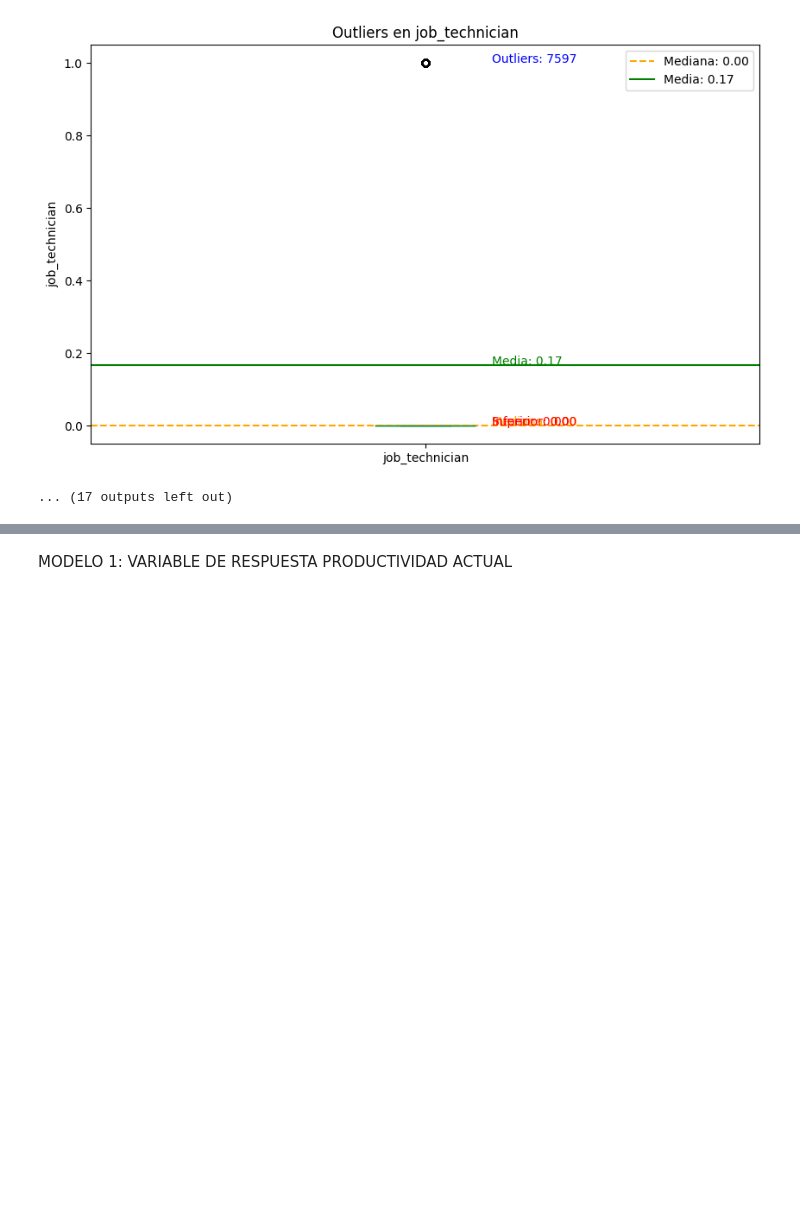
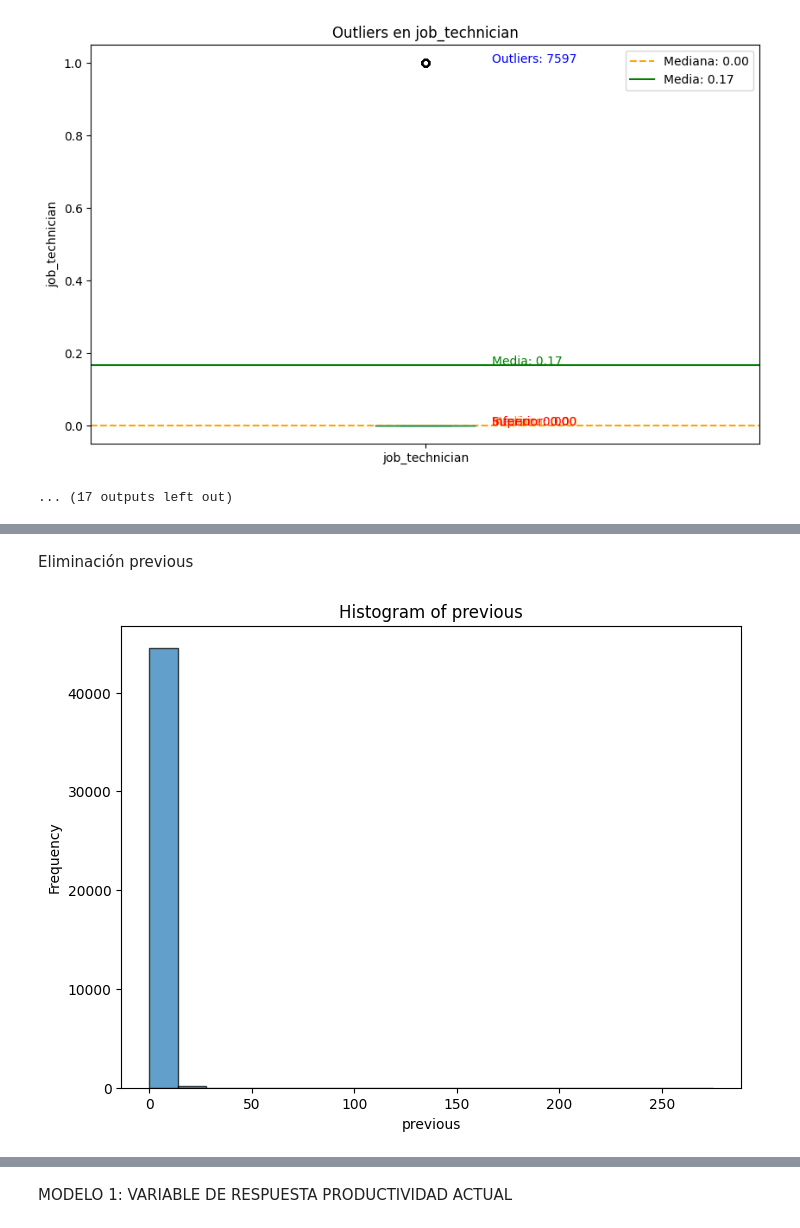
Before and after one commit to Marcocruz88/Repositorioproyecto2, a Jupyter notebook: limpiezadedatos.ipynb, the cells around one changed output, grey strips where cells are left out. Saved outputs shown, nothing was run; the diff lists cells and outputs as text; code cells hidden in the pictures; blank space fills up the shorter version.

```diff
--- a/limpiezadedatos.ipynb
+++ b/limpiezadedatos.ipynb
@@ -231,0 +243,19 @@ df_dummies
+# %%
+eliminarca = []
+
+columnas_eliminar=["campaign"]
+
+for i in df_dummies[columnas_eliminar]:
+    for j in range(df_dummies.shape[0]):
+        if df_dummies.loc[j, i] > 15:
+            eliminarca.append(j)
+
+eliminarca=list(set(eliminarca))
+print(eliminarca)
+
+df_clean = df_dummies.drop(index=eliminarca)
+df_clean = df_clean.reset_index(drop=True)
+
+print(f"Filas eliminadas: {len(eliminarca)}")
+print(df_clean.shape)
+df_clean
@@ -231,0 +279,12 @@ df_dummies
+# %% [markdown]
+Eliminación previous
+# %%
+# Graficar el histograma de la variable 'previous'
+plt.figure(figsize=(8, 6))
+plt.hist(df_clean['previous'], bins=20, edgecolor='black', alpha=0.7)
+plt.title('Histogram of previous')
+plt.xlabel('previous')
+plt.ylabel('Frequency')
+plt.show()
+# %% [output]
+[figure, added]
```
Also changed, not shown: parts of 15 cells of this notebook.
